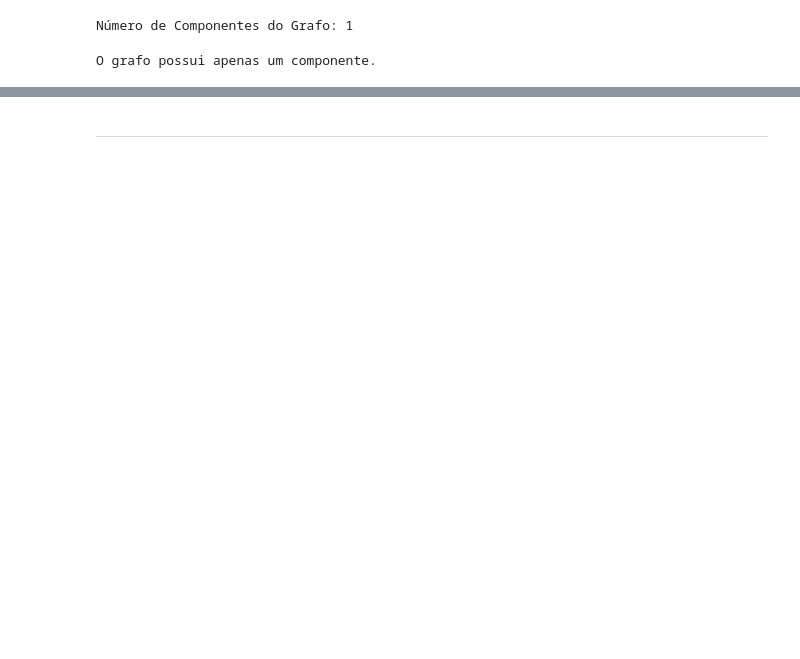
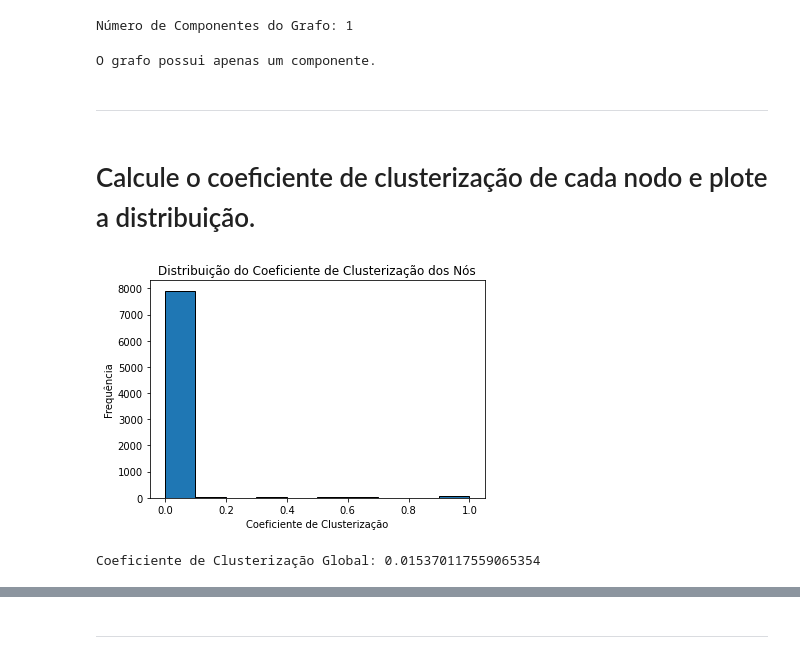
Before and after one commit to lucianobajr/github-complex-networks, a Jupyter notebook: analysis/simple-networks-person-github-analysis.ipynb, the cells around one changed output, grey strips where cells are left out. Saved outputs shown, nothing was run; the diff lists cells and outputs as text; code cells hidden in the pictures; blank space fills up the shorter version.

```diff
--- a/analysis/simple-networks-person-github-analysis.ipynb
+++ b/analysis/simple-networks-person-github-analysis.ipynb
@@ -204,3 +214,28 @@ else:
     print("O grafo possui apenas um componente.")
 # %% [output]
 O grafo possui apenas um componente.
+# %% [markdown]
+-----------------------------------------------------------------
+# %% [markdown]
+# Calcule o coeficiente de clusterização de cada nodo e plote a distribuição.
+# %%
+# Calcular o coeficiente de clusterização para cada nó
+coeficientes_nodos = nx.clustering(G)
+
+# Calcular o coeficiente de clusterização global
+coeficiente_global = nx.average_clustering(G)
+
+# Plotar a distribuição dos coeficientes de clusterização dos nós
+plt.hist(list(coeficientes_nodos.values()), bins=np.linspace(0, 1, 11), edgecolor='black')
+plt.xlabel('Coeficiente de Clusterização')
+plt.ylabel('Frequência')
+plt.title('Distribuição do Coeficiente de Clusterização dos Nós')
+plt.show()
+# %% [output]
+[figure, added]
+# %%
+
+# Exibir o coeficiente de clusterização global
+print(f'Coeficiente de Clusterização Global: {coeficiente_global}')
+# %% [output]
+Coeficiente de Clusterização Global: 0.015370117559065354
```
Also changed, not shown: parts of 38 cells of this notebook.
